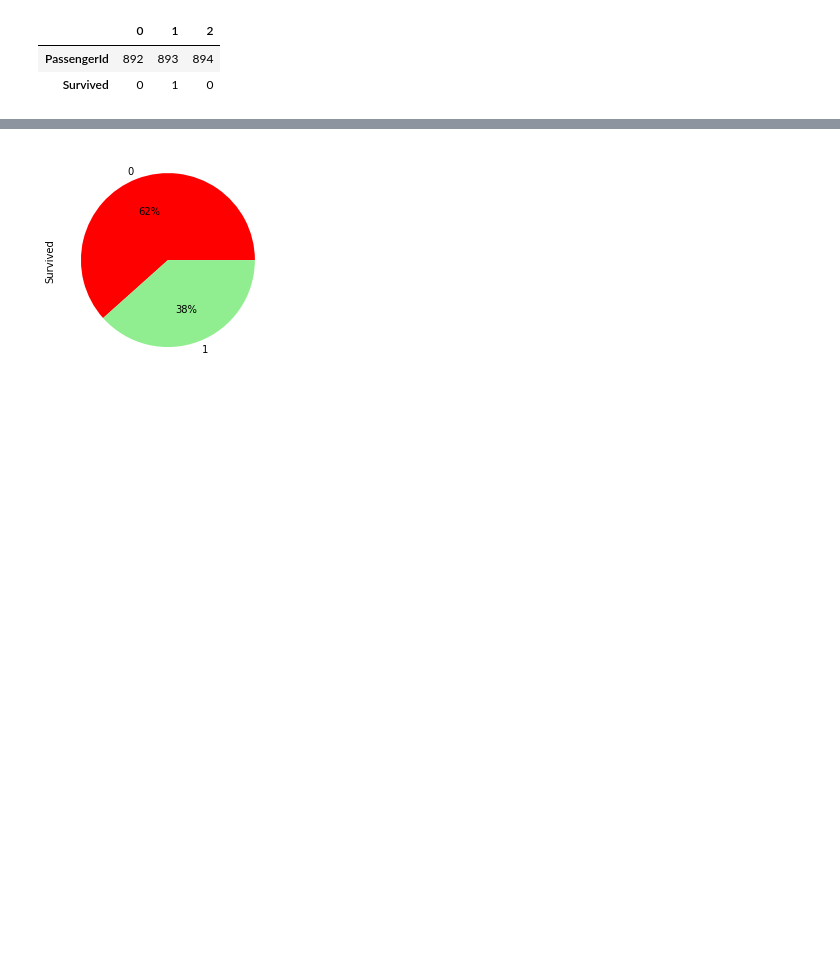
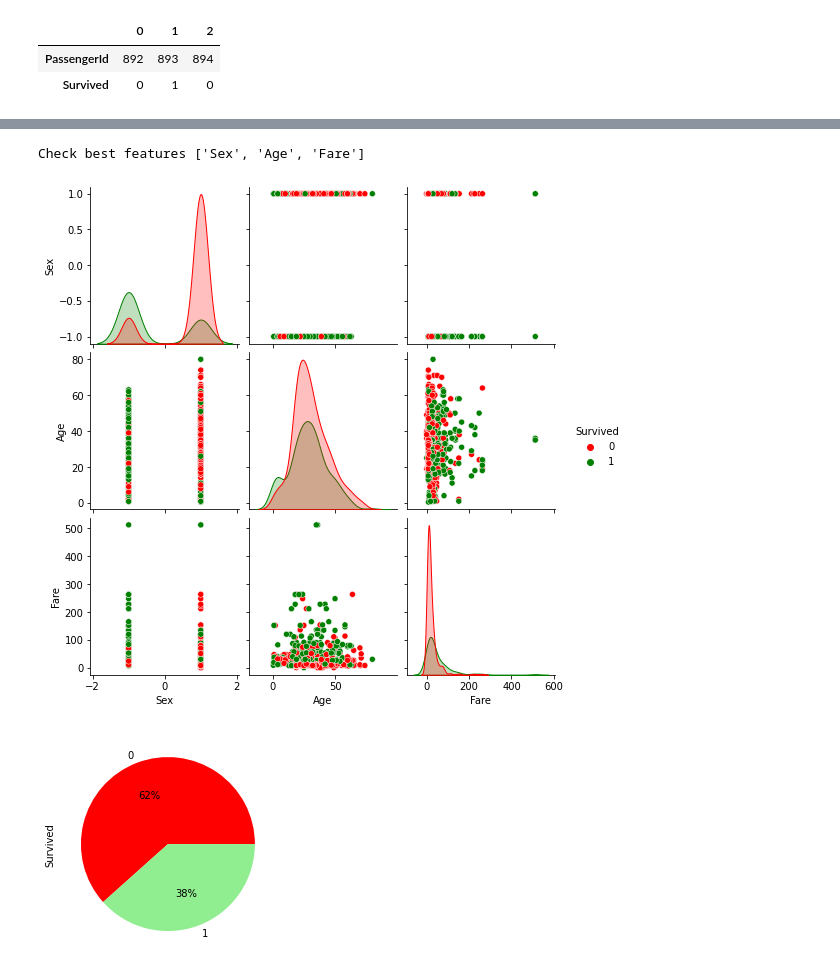
Before and after one commit to loperdeve10/titanic, a Jupyter notebook: exploration.ipynb, the cells around one changed output, grey strips where cells are left out. Cells and saved outputs as stored; diff of their text form; code cells hidden in the pictures; blank space fills up the shorter version.

```diff
--- a/exploration.ipynb
+++ b/exploration.ipynb
@@ -5,7 +7,7 @@ import seaborn as sns
 
 from pathlib import Path
 # %%
-BASE_PATH = Path("/home/user/PycharmProjects/training/titanic")
+BASE_PATH = Path(".")
 TRAIN_PATH =  BASE_PATH / "train.csv"
 TEST_PATH = BASE_PATH / "test.csv"
 GENDER_SUBMISSION_PATH = BASE_PATH / "gender_submission.csv"
@@ -113,3 +99,16 @@ Image(filename='baseline_feature_importance.png')
+# %%
+# It seems Age+Fare can tell something
+df = train_df.copy()
+df.Sex = df.Sex.map({"male": 1, "female": -1})
+# df['age_func_fare'] = df.Age+df.Fare
+
+interesting_cols = ['Survived', 'Sex', 'Age', 'Fare']
+print("Check best features", interesting_cols[1:])
+sns.pairplot(df[interesting_cols], hue='Survived', palette=["red", "green"])
+_ = _
+# %% [output]
+Check best features ['Sex', 'Age', 'Fare']
+[figure, added]
 # %%
 # About 40% survived
 train_df.Survived.value_counts().plot.pie(autopct='%1.0f%%', colors=["red","lightgreen"])
```
Also changed, not shown: parts of 13 cells of this notebook, 4 other files.
